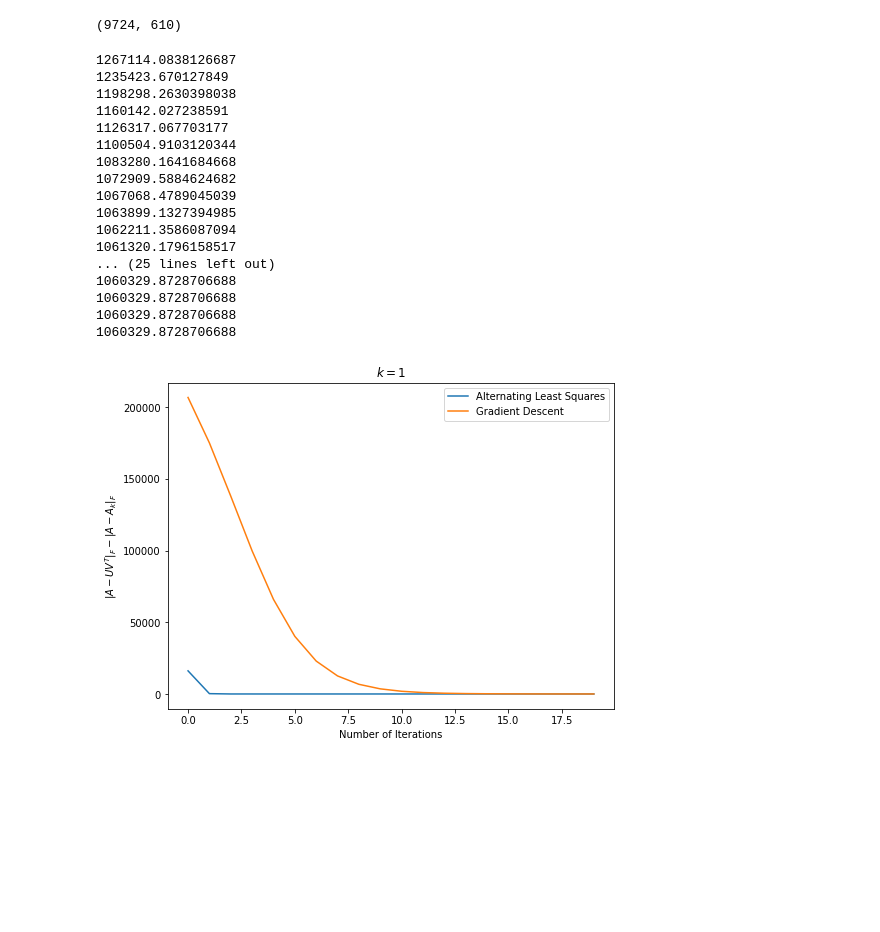
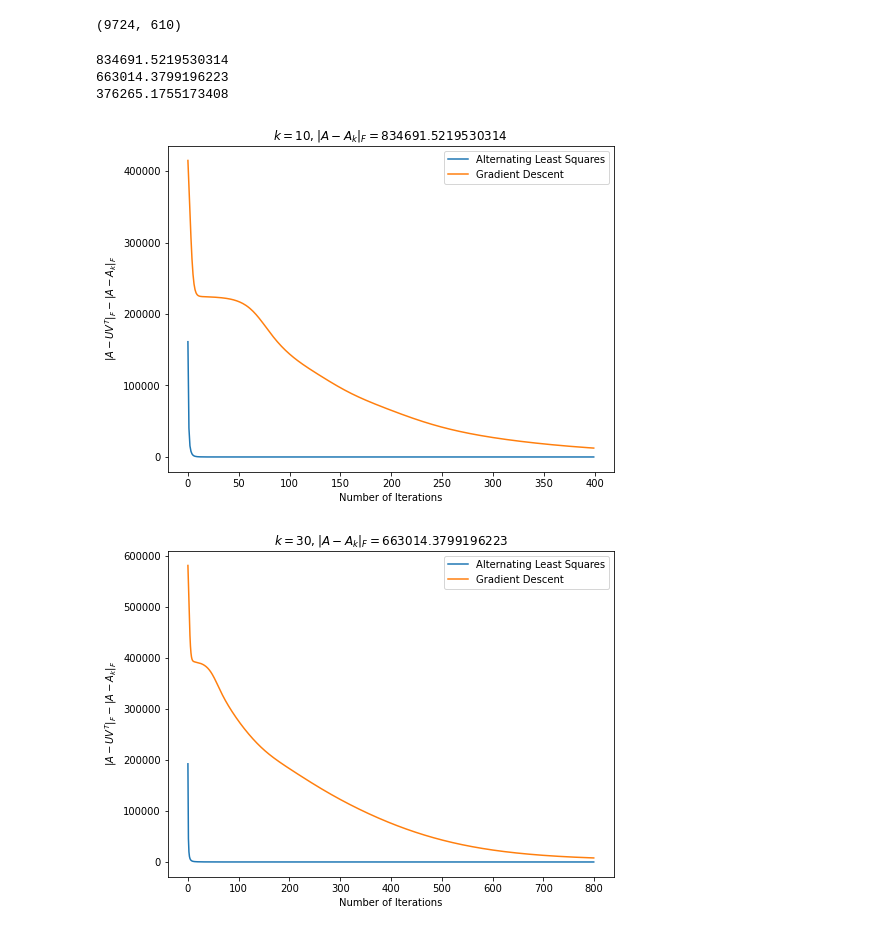
Before and after one commit to panyan7/15859-project, a Jupyter notebook: main.ipynb, the cells around one changed output. Cells and saved outputs as stored; diff of their text form; code cells hidden in the pictures; blank space fills up the shorter version.

```diff
--- a/main.ipynb
+++ b/main.ipynb
@@ -114,27 +111,18 @@ def plot_low_rank(k, num_iters):
     plt.plot(range(num_iters), [x - best_error for x in error_list_gd], label='Gradient Descent')
     plt.xlabel('Number of Iterations')
     plt.ylabel('$\|A - UV^T\|_F - \|A - A_k\|_F$')
-    plt.title(f'$k={k}$')
+    plt.title(f'$k={k}, \|A - A_k\|_F = {best_error}$')
     plt.legend()
-    plt.show()
+    plt.savefig(f'output/{k}.png')
-# %%
-plot_low_rank(1, 20)
-# %% [output]
-1267114.0838126687
-1235423.670127849
-1198298.2630398038
-1160142.027238591
-1126317.067703177
-1100504.9103120344
-1083280.1641684668
-1072909.5884624682
-1067068.4789045039
-1063899.1327394985
-1062211.3586087094
-1061320.1796158517
-... (25 lines left out)
-1060329.8728706688
-1060329.8728706688
-1060329.8728706688
-1060329.8728706688
-[figure, removed]
+# %%
+#plot_low_rank(1, 15)
+#plot_low_rank(3, 200)
+plot_low_rank(10, 400)
+plot_low_rank(30, 800)
+plot_low_rank(100, 800)
+# %% [output]
+834691.5219530314
+663014.3799196223
+376265.1755173408
+[figure, added]
+[figure, added]
```
Also changed, not shown: parts of 4 cells of this notebook, 5 other files.
